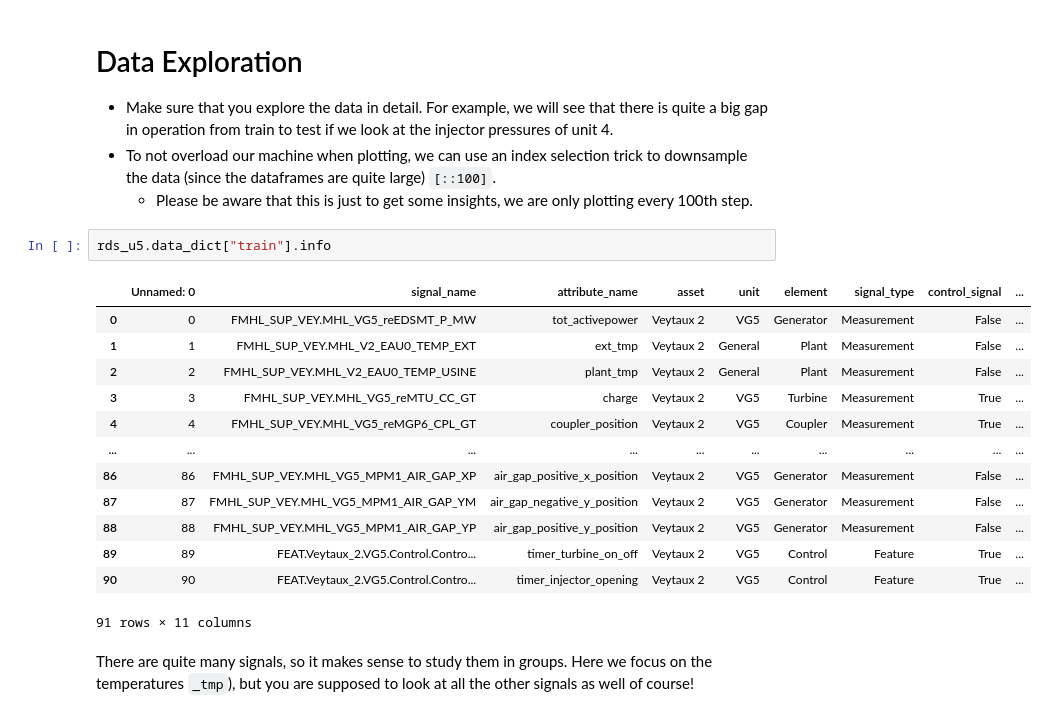
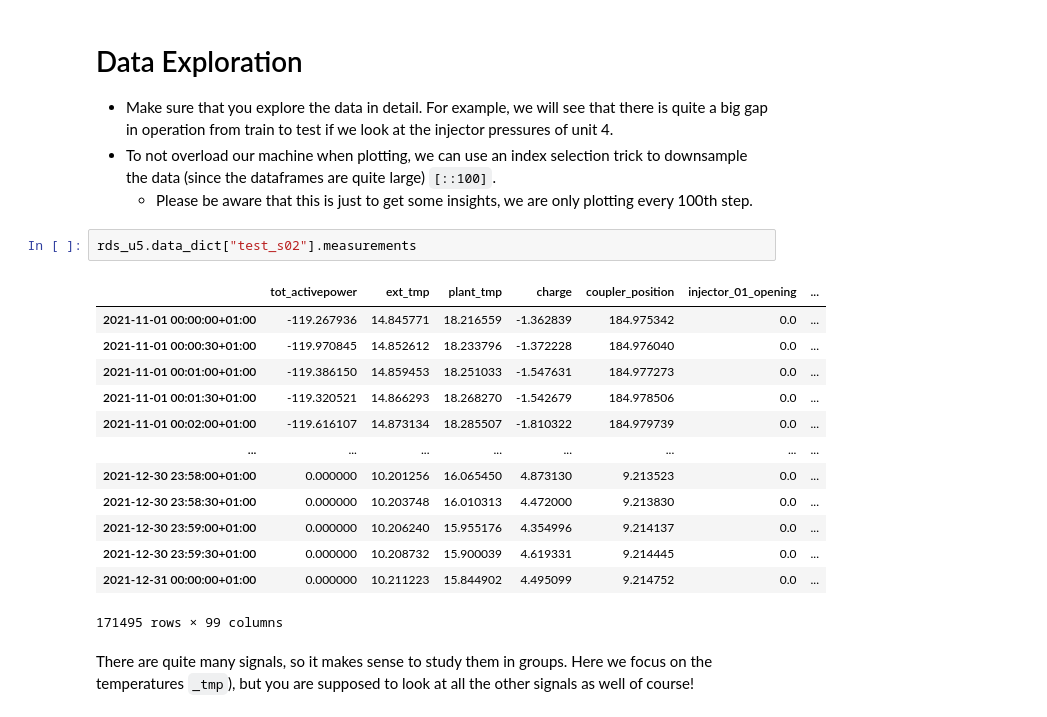
Before and after one commit to j0shcd/ml4pm-project, a Jupyter notebook: Josh_01_data_exploration.ipynb, the cells around one changed output. Drawn from its saved outputs; the diff is of its cells as text.

```diff
--- a/Josh_01_data_exploration.ipynb
+++ b/Josh_01_data_exploration.ipynb
@@ -139,21 +139,21 @@ rds_u4.data_dict["train"].measurements.head()
 - To not overload our machine when plotting, we can use an index selection trick to downsample the data (since the dataframes are quite large) `[::100]`.
     - Please be aware that this is just to get some insights, we are only plotting every 100th step.
 # %%
-rds_u5.data_dict["train"].info
+rds_u5.data_dict["test_s02"].measurements
 # %% [output]
-|  | Unnamed: 0 | signal_name | attribute_name | asset | unit | element | signal_type | control_signal | ... |
-| 0 | 0 | FMHL_SUP_VEY.MHL_VG5_reEDSMT_P_MW | tot_activepower | Veytaux 2 | VG5 | Generator | Measurement | False | ... |
-| 1 | 1 | FMHL_SUP_VEY.MHL_V2_EAU0_TEMP_EXT | ext_tmp | Veytaux 2 | General | Plant | Measurement | False | ... |
-| 2 | 2 | FMHL_SUP_VEY.MHL_V2_EAU0_TEMP_USINE | plant_tmp | Veytaux 2 | General | Plant | Measurement | False | ... |
-| 3 | 3 | FMHL_SUP_VEY.MHL_VG5_reMTU_CC_GT | charge | Veytaux 2 | VG5 | Turbine | Measurement | True | ... |
-| 4 | 4 | FMHL_SUP_VEY.MHL_VG5_reMGP6_CPL_GT | coupler_position | Veytaux 2 | VG5 | Coupler | Measurement | True | ... |
-| ... | ... | ... | ... | ... | ... | ... | ... | ... | ... |
-| 86 | 86 | FMHL_SUP_VEY.MHL_VG5_MPM1_AIR_GAP_XP | air_gap_positive_x_position | Veytaux 2 | VG5 | Generator | Measurement | False | ... |
-| 87 | 87 | FMHL_SUP_VEY.MHL_VG5_MPM1_AIR_GAP_YM | air_gap_negative_y_position | Veytaux 2 | VG5 | Generator | Measurement | False | ... |
-| 88 | 88 | FMHL_SUP_VEY.MHL_VG5_MPM1_AIR_GAP_YP | air_gap_positive_y_position | Veytaux 2 | VG5 | Generator | Measurement | False | ... |
-| 89 | 89 | FEAT.Veytaux_2.VG5.Control.Contro... | timer_turbine_on_off | Veytaux 2 | VG5 | Control | Feature | True | ... |
-| 90 | 90 | FEAT.Veytaux_2.VG5.Control.Contro... | timer_injector_opening | Veytaux 2 | VG5 | Control | Feature | True | ... |
+|  | tot_activepower | ext_tmp | plant_tmp | charge | coupler_position | injector_01_opening | ... |
+| 2021-11-01 00:00:00+01:00 | -119.267936 | 14.845771 | 18.216559 | -1.362839 | 184.975342 | 0.0 | ... |
+| 2021-11-01 00:00:30+01:00 | -119.970845 | 14.852612 | 18.233796 | -1.372228 | 184.976040 | 0.0 | ... |
+| 2021-11-01 00:01:00+01:00 | -119.386150 | 14.859453 | 18.251033 | -1.547631 | 184.977273 | 0.0 | ... |
+| 2021-11-01 00:01:30+01:00 | -119.320521 | 14.866293 | 18.268270 | -1.542679 | 184.978506 | 0.0 | ... |
+| 2021-11-01 00:02:00+01:00 | -119.616107 | 14.873134 | 18.285507 | -1.810322 | 184.979739 | 0.0 | ... |
+| ... | ... | ... | ... | ... | ... | ... | ... |
+| 2021-12-30 23:58:00+01:00 | 0.000000 | 10.201256 | 16.065450 | 4.873130 | 9.213523 | 0.0 | ... |
+| 2021-12-30 23:58:30+01:00 | 0.000000 | 10.203748 | 16.010313 | 4.472000 | 9.213830 | 0.0 | ... |
+| 2021-12-30 23:59:00+01:00 | 0.000000 | 10.206240 | 15.955176 | 4.354996 | 9.214137 | 0.0 | ... |
+| 2021-12-30 23:59:30+01:00 | 0.000000 | 10.208732 | 15.900039 | 4.619331 | 9.214445 | 0.0 | ... |
+| 2021-12-31 00:00:00+01:00 | 0.000000 | 10.211223 | 15.844902 | 4.495099 | 9.214752 | 0.0 | ... |
-91 rows × 11 columns
+171495 rows × 99 columns
 # %% [markdown]
 There are quite many signals, so it makes sense to study them in groups. Here we focus on the temperatures `_tmp`), but you are supposed to look at all the other signals as well of course!
 # %%
```
Also changed, not shown: parts of 8 cells of this notebook.
